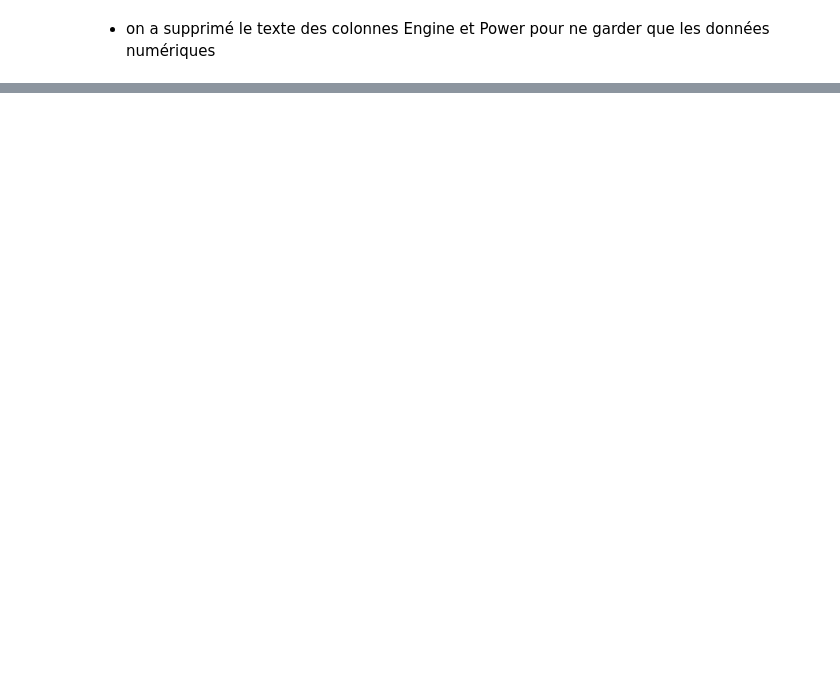
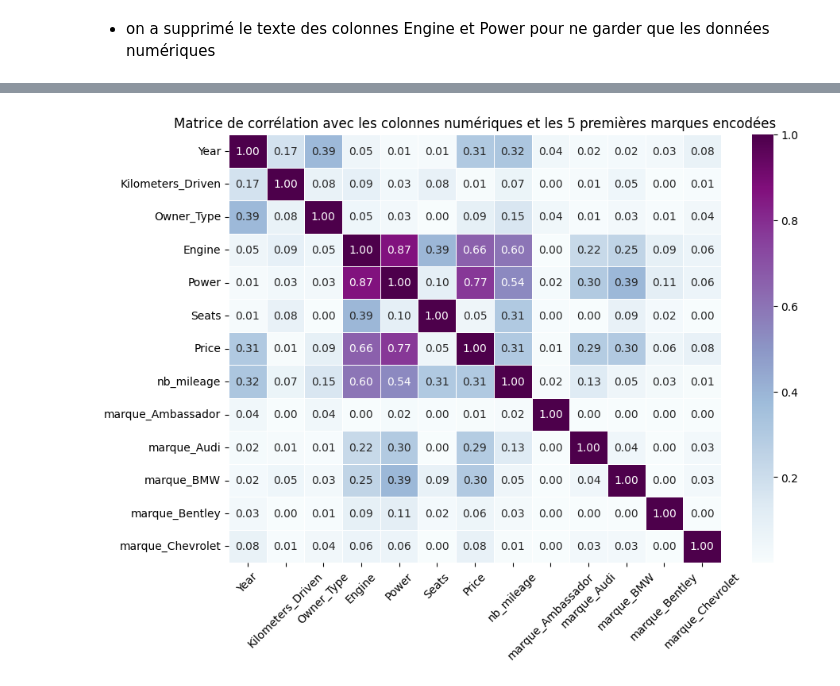
Before and after one commit to medjbeuryacine/Projet-Regression-, a Jupyter notebook: EDA Leti.ipynb, the cells around one changed output, grey strips where cells are left out. Drawn from its saved outputs; the diff is of its cells as text; code cells hidden in the pictures; blank space fills up the shorter version.

```diff
--- a/EDA Leti.ipynb
+++ b/EDA Leti.ipynb
@@ -580,0 +663,39 @@ plt.show()
+# %%
+# Assurer que la colonne 'marque' est bien une chaîne de caractères
+df['marque'] = df['marque'].astype(str)
+
+# Initialiser l'encodeur OneHotEncoder
+encoder = OneHotEncoder(sparse_output=False, handle_unknown="ignore")
+
+# Appliquer l'encodage OneHotEncoder sur la colonne 'marque'
+marque_encod = encoder.fit_transform(df[['marque']])  # Doubles crochets pour garder un DataFrame
+
+# Créer un DataFrame avec les nouvelles colonnes encodées
+encoded_df = pd.DataFrame(marque_encod, columns=encoder.get_feature_names_out(['marque']), index=df.index)
+
+# Fusionner avec le DataFrame d'origine après suppression de la colonne 'marque'
+data_cat_encod = pd.concat([df.drop(['marque'], axis=1), encoded_df], axis=1)
+
+# Sélectionner les 5 premières colonnes encodées de 'marque'
+selected_marque_cols = encoded_df.columns[:5]  # Prendre uniquement les 5 premières colonnes encodées
+
+# Sélectionner toutes les colonnes numériques du DataFrame original
+numeric_cols = df.select_dtypes(include=['int64', 'float64']).columns
+
+# Combiner les colonnes numériques et les 5 colonnes encodées de 'marque'
+selected_cols = list(numeric_cols) + list(selected_marque_cols)
+
+# Analyse des corrélations
+corr_matrix = data_cat_encod[selected_cols].corr()  # Calculer la corrélation sur les colonnes sélectionnées
+
+# Prendre la valeur absolue de la matrice de corrélation
+abs_corr_matrix = corr_matrix.abs()
+
+# Affichage de la matrice de corrélation
+plt.figure(figsize=(10, 7))
+sns.heatmap(abs_corr_matrix, annot=True, fmt=".2f", cmap='BuPu', linewidths=0.5)
+plt.title("Matrice de corrélation avec les colonnes numériques et les 5 premières marques encodées")
+plt.xticks(rotation=45)  # Rotation des labels pour lisibilité
+plt.show()
+# %% [output]
+[figure, added]
```
Also changed, not shown: parts of 23 cells of this notebook.
